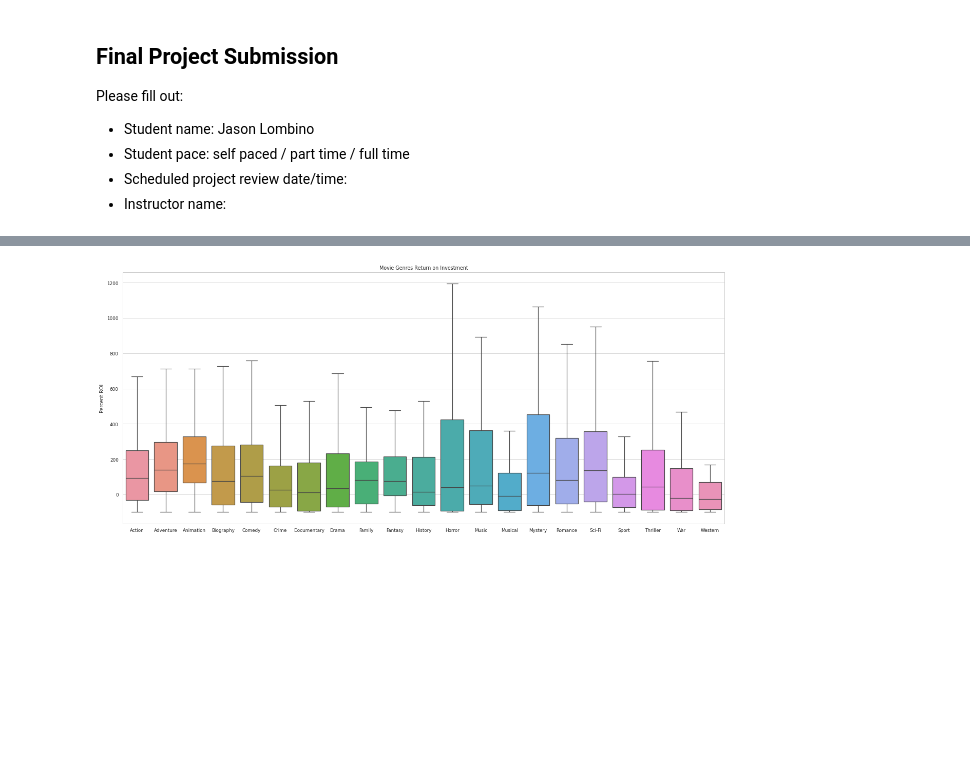
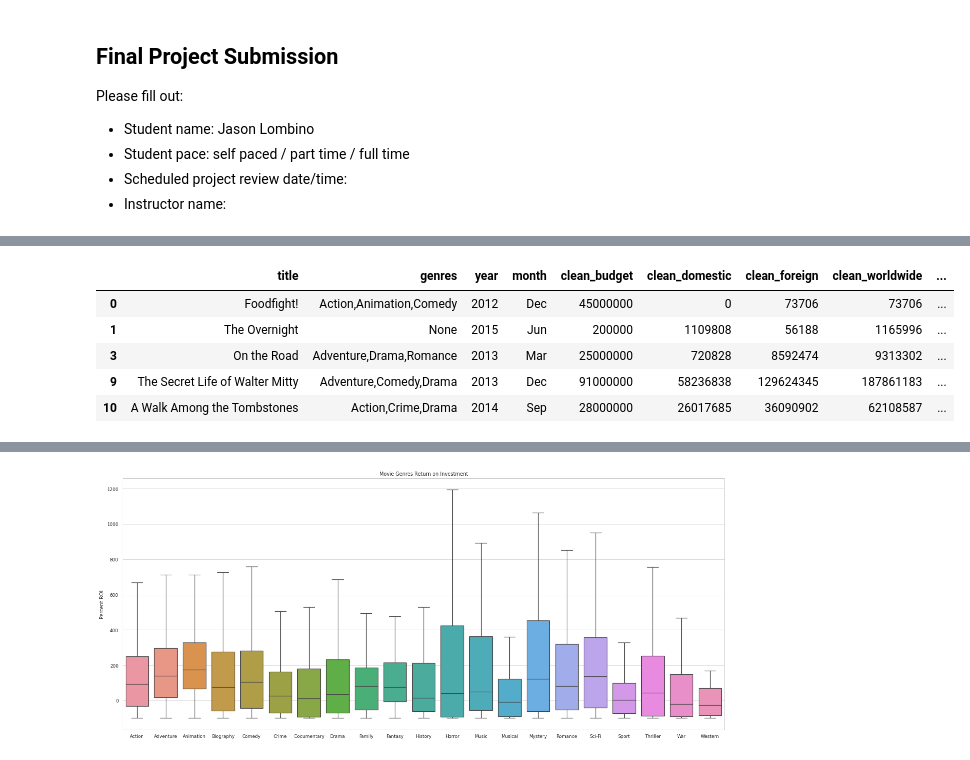
Before and after one commit to jlombino/dsc-phase-1-project, a Jupyter notebook: Jason's Work.ipynb, the cells around one changed output, grey strips where cells are left out. Cells and saved outputs as stored; diff of their text form; code cells hidden in the pictures; blank space fills up the shorter version.

```diff
--- a/Jason's Work.ipynb
+++ b/Jason's Work.ipynb
@@ -62,7 +145,15 @@ tn['Season'] = tn['month'].apply(get_season)
 # %%
 im_db_basics.rename({'primary_title':'title'},axis=1,inplace=True)
-im_db_cols = ['title','genres','runtime_minutes']
+im_db_cols = ['title','genres']
 im_db_filtered = im_db_basics[im_db_cols]
 combined_financial = im_db_filtered.merge(tn,on = 'title',how = 'inner')
 combined_financial = combined_financial.drop_duplicates(subset = 'title', keep='first')
-#combined_financial.head()
+# %%
+combined_financial.head()
+# %% [output]
+|  | title | genres | year | month | clean_budget | clean_domestic | clean_foreign | clean_worldwide | ... |
+| 0 | Foodfight! | Action,Animation,Comedy | 2012 | Dec | 45000000 | 0 | 73706 | 73706 | ... |
+| 1 | The Overnight | None | 2015 | Jun | 200000 | 1109808 | 56188 | 1165996 | ... |
+| 3 | On the Road | Adventure,Drama,Romance | 2013 | Mar | 25000000 | 720828 | 8592474 | 9313302 | ... |
+| 9 | The Secret Life of Walter Mitty | Adventure,Comedy,Drama | 2013 | Dec | 91000000 | 58236838 | 129624345 | 187861183 | ... |
+| 10 | A Walk Among the Tombstones | Action,Crime,Drama | 2014 | Sep | 28000000 | 26017685 | 36090902 | 62108587 | ... |
```
Also changed, not shown: parts of 19 cells of this notebook.
